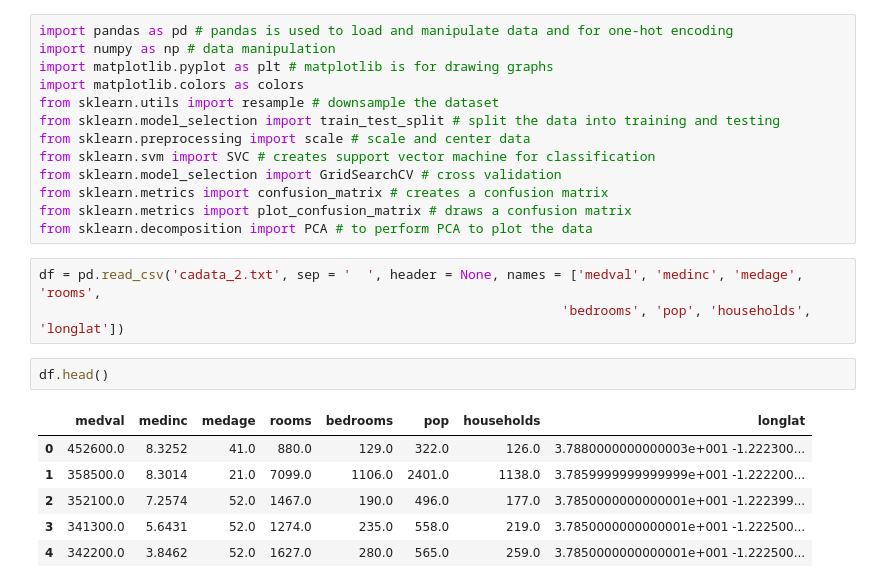
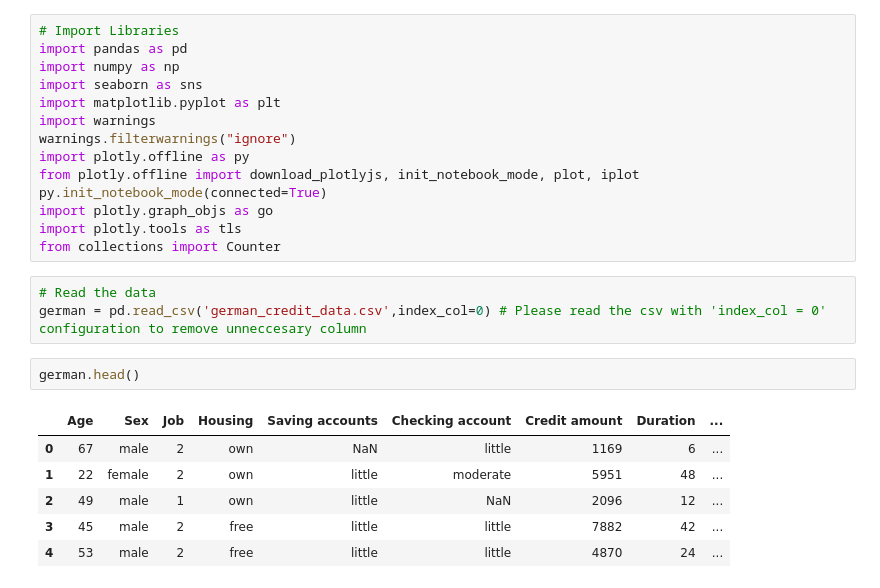
Before and after one commit to ivanurielricardo/EBC4257-Machine-Learning, a Jupyter notebook: Final Project/Final Project.ipynb, the cells around one changed output. Drawn from its saved outputs; the diff is of its cells as text.

```diff
--- a/Final Project/Final Project.ipynb
+++ b/Final Project/Final Project.ipynb
@@ -1,25 +1,26 @@
 # %%
-import pandas as pd # pandas is used to load and manipulate data and for one-hot encoding
-import numpy as np # data manipulation
-import matplotlib.pyplot as plt # matplotlib is for drawing graphs
-import matplotlib.colors as colors
-from sklearn.utils import resample # downsample the dataset
-from sklearn.model_selection import train_test_split # split the data into training and testing
-from sklearn.preprocessing import scale # scale and center data
-from sklearn.svm import SVC # creates support vector machine for classification
-from sklearn.model_selection import GridSearchCV # cross validation
-from sklearn.metrics import confusion_matrix # creates a confusion matrix
-from sklearn.metrics import plot_confusion_matrix # draws a confusion matrix
-from sklearn.decomposition import PCA # to perform PCA to plot the data
+# Import Libraries
+import pandas as pd
+import numpy as np
+import seaborn as sns
+import matplotlib.pyplot as plt
+import warnings
+warnings.filterwarnings("ignore")
+import plotly.offline as py
+from plotly.offline import download_plotlyjs, init_notebook_mode, plot, iplot
+py.init_notebook_mode(connected=True)
+import plotly.graph_objs as go
+import plotly.tools as tls
+from collections import Counter
 # %%
-df = pd.read_csv('cadata_2.txt', sep = '  ', header = None, names = ['medval', 'medinc', 'medage', 'rooms',
-                                                                   'bedrooms', 'pop', 'households', 'longlat'])
+# Read the data
+german = pd.read_csv('german_credit_data.csv',index_col=0) # Please read the csv with 'index_col = 0' configuration to remove unneccesary column
 # %%
-df.head()
+german.head()
 # %% [output]
-|  | medval | medinc | medage | rooms | bedrooms | pop | households | longlat |
-| 0 | 452600.0 | 8.3252 | 41.0 | 880.0 | 129.0 | 322.0 | 126.0 | 3.7880000000000003e+001 -1.222300... |
-| 1 | 358500.0 | 8.3014 | 21.0 | 7099.0 | 1106.0 | 2401.0 | 1138.0 | 3.7859999999999999e+001 -1.222200... |
-| 2 | 352100.0 | 7.2574 | 52.0 | 1467.0 | 190.0 | 496.0 | 177.0 | 3.7850000000000001e+001 -1.222399... |
-| 3 | 341300.0 | 5.6431 | 52.0 | 1274.0 | 235.0 | 558.0 | 219.0 | 3.7850000000000001e+001 -1.222500... |
-| 4 | 342200.0 | 3.8462 | 52.0 | 1627.0 | 280.0 | 565.0 | 259.0 | 3.7850000000000001e+001 -1.222500... |
+|  | Age | Sex | Job | Housing | Saving accounts | Checking account | Credit amount | Duration | ... |
+| 0 | 67 | male | 2 | own | NaN | little | 1169 | 6 | ... |
+| 1 | 22 | female | 2 | own | little | moderate | 5951 | 48 | ... |
+| 2 | 49 | male | 1 | own | little | NaN | 2096 | 12 | ... |
+| 3 | 45 | male | 2 | free | little | little | 7882 | 42 | ... |
+| 4 | 53 | male | 2 | free | little | little | 4870 | 24 | ... |
```
Also changed, not shown: parts of 1 cell of this notebook, 17 other files.
